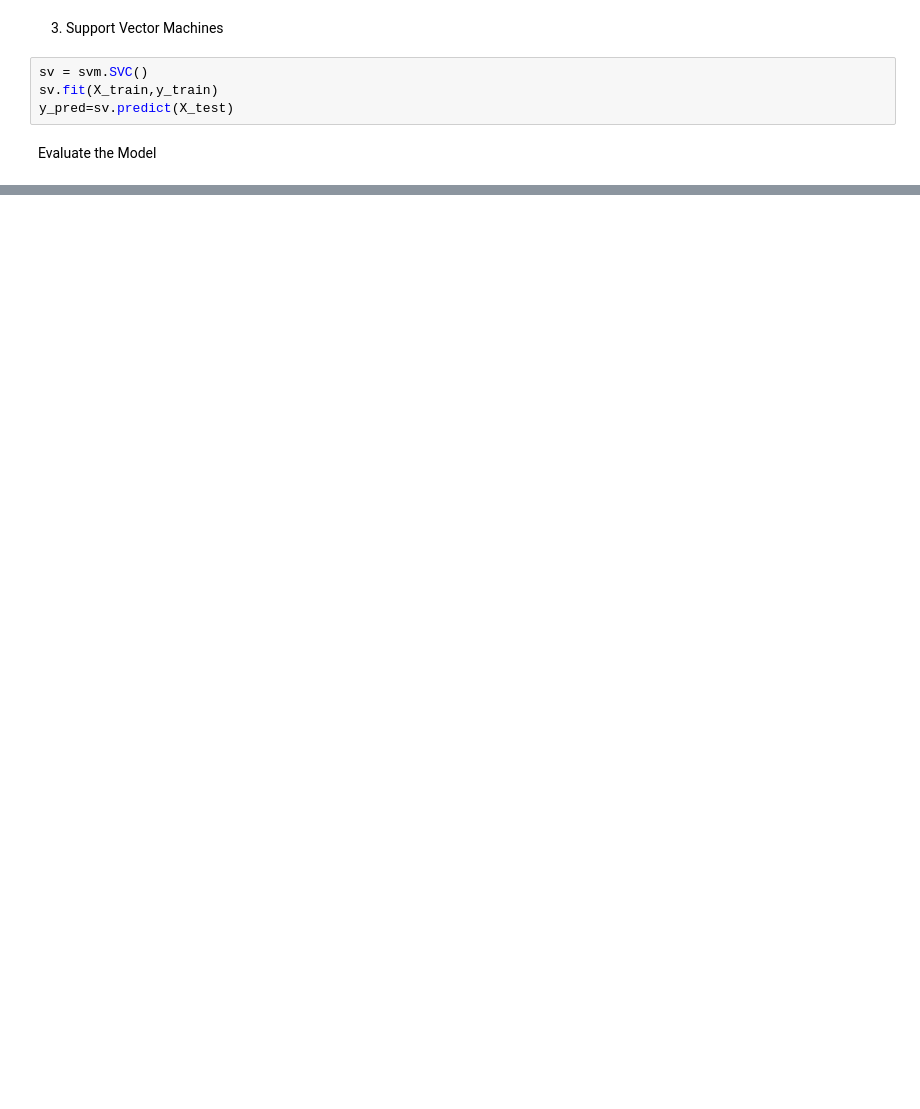
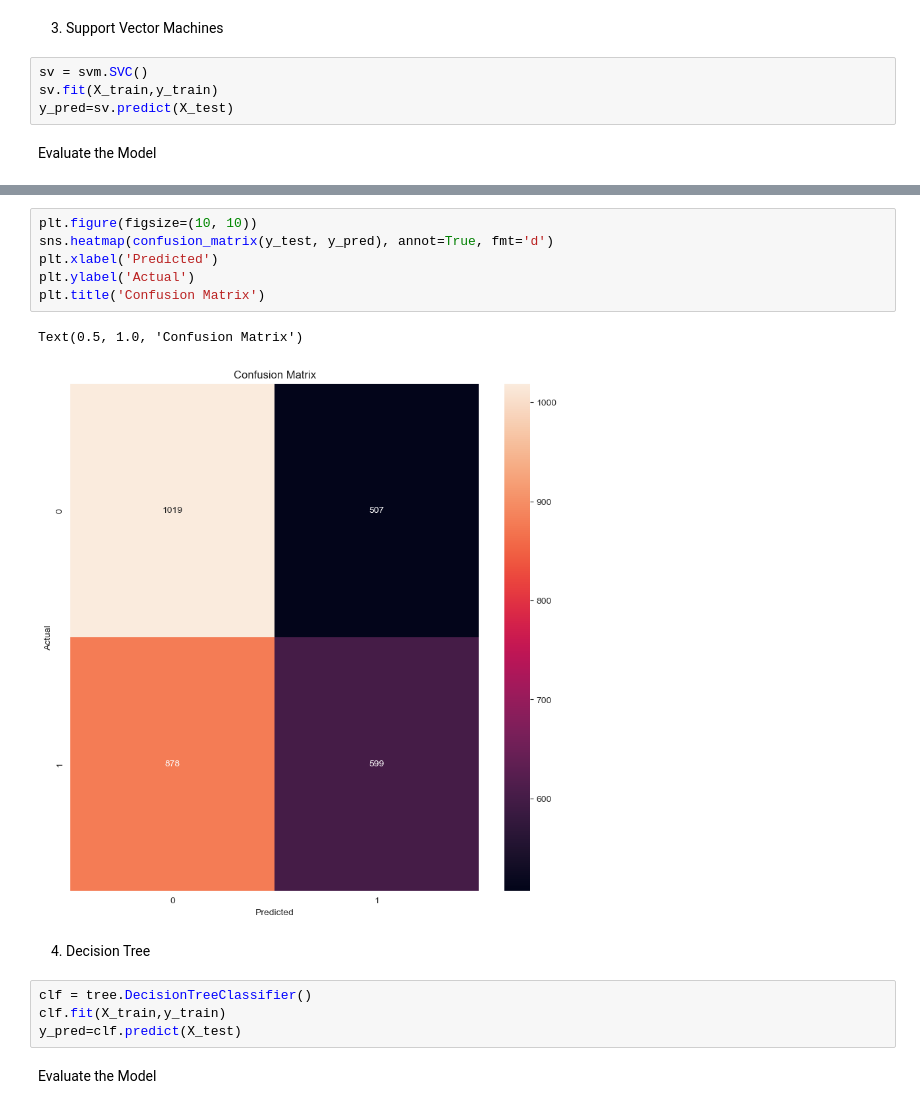
Before and after one commit to rishonjain/Credit-Card-Fraud-Detector, a Jupyter notebook: main.ipynb, the cells around one changed output, grey strips where cells are left out. Saved outputs shown, nothing was run; the diff lists cells and outputs as text; blank space fills up the shorter version.

Commit message:
added decision tree & knn

```diff
--- a/main.ipynb
+++ b/main.ipynb
@@ -256,0 +260,17 @@ Confusion matrix: [[1034  492]
+# %%
+plt.figure(figsize=(10, 10))
+sns.heatmap(confusion_matrix(y_test, y_pred), annot=True, fmt='d')
+plt.xlabel('Predicted')
+plt.ylabel('Actual')
+plt.title('Confusion Matrix')
+# %% [output]
+Text(0.5, 1.0, 'Confusion Matrix')
+[figure, added]
+# %% [markdown]
+4. Decision Tree
+# %%
+clf = tree.DecisionTreeClassifier()
+clf.fit(X_train,y_train)
+y_pred=clf.predict(X_test)
+# %% [markdown]
+Evaluate the Model
```
Also changed, not shown: parts of 15 cells of this notebook.
